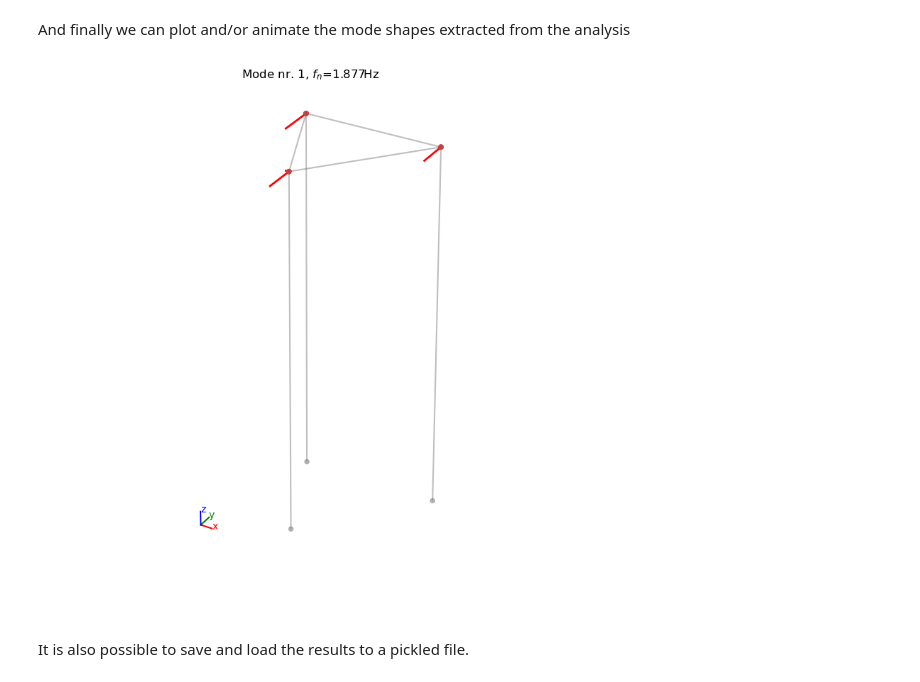
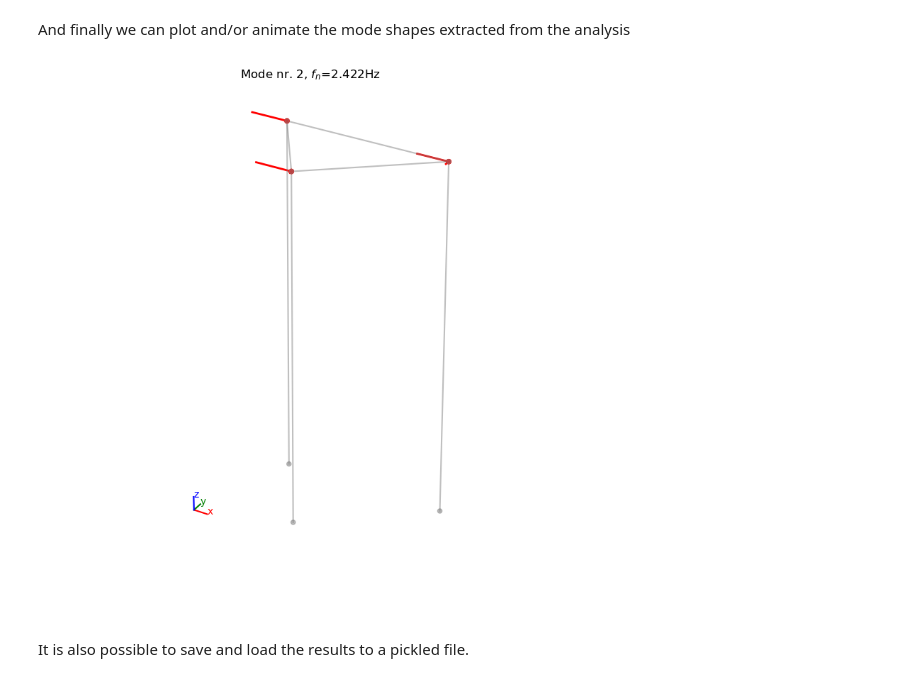
Before and after one commit to dagghe/pyOMA2, a Jupyter notebook: Examples/Example2.ipynb, the cells around one changed output. Saved outputs shown, nothing was run; the diff lists cells and outputs as text; code cells hidden in the pictures.

```diff
--- a/Examples/Example2.ipynb
+++ b/Examples/Example2.ipynb
@@ -82,7 +81,7 @@
 # %%
 # Initialise the algorithms
 fsdd = FSDD(name="FSDD", nxseg=1024, method_SD="cor")
-ssicov = SSIcov(name="SSIcov", br=50, ordmax=50)
+ssicov = SSIcov(name="SSIcov", br=30, ordmax=30, calc_unc=True)
 plscf = pLSCF(name="polymax",ordmax=30)
 
 # Overwrite/update run parameters for an algorithm
@@ -180,9 +181,9 @@ And finally we can plot and/or animate the mode shapes extracted from the analys
 # %%
 # MODE SHAPES PLOT
 # Plot mode 2 (geometry 1)
-_, _ = Pali_ss.plot_mode_geo1(algo_res=fsdd.result, mode_nr=1, view="3D", scaleF=2)
+_, _ = Pali_ss.plot_mode_geo1(algo_res=fsdd.result, mode_nr=2, view="3D", scaleF=2)
 # %% [output]
-[figure, old version]
+[figure, new version]
 # %%
 # Animate mode 1 (geometry 2)
 _ = Pali_ss.anim_mode_geo2(
```
Also changed, not shown: parts of 11 cells of this notebook, 32 other files.
